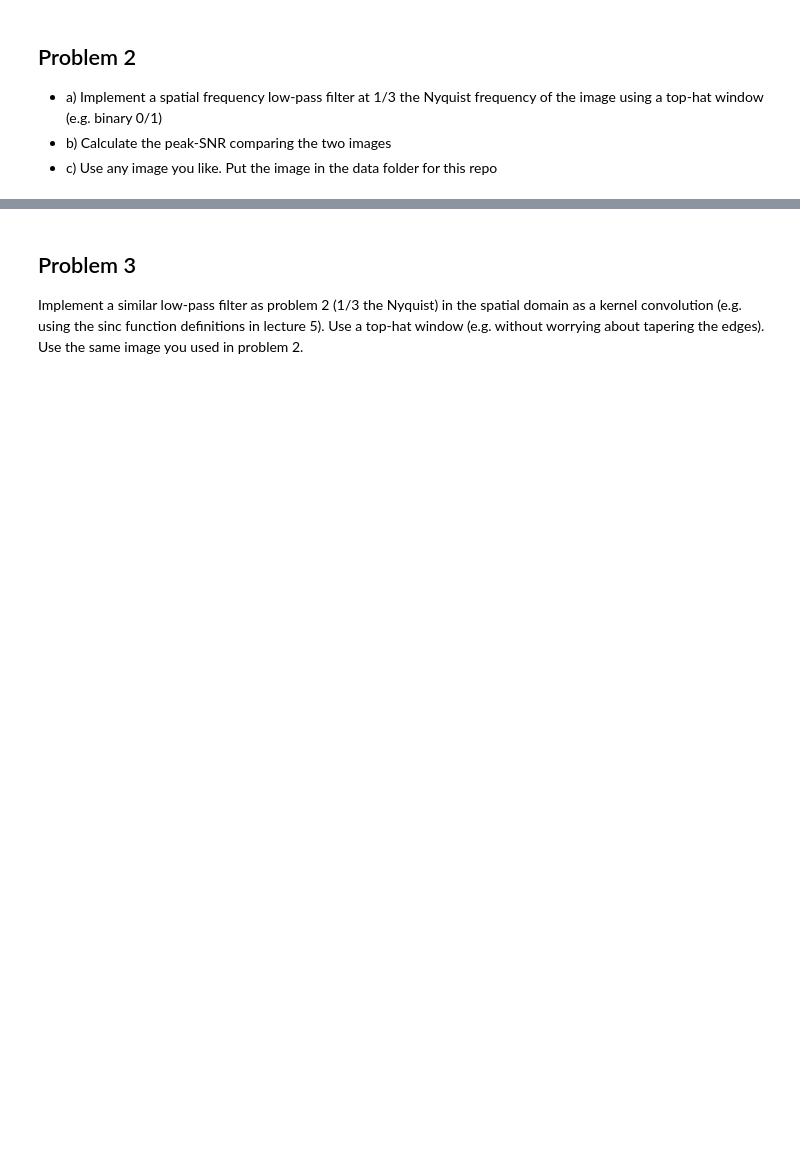
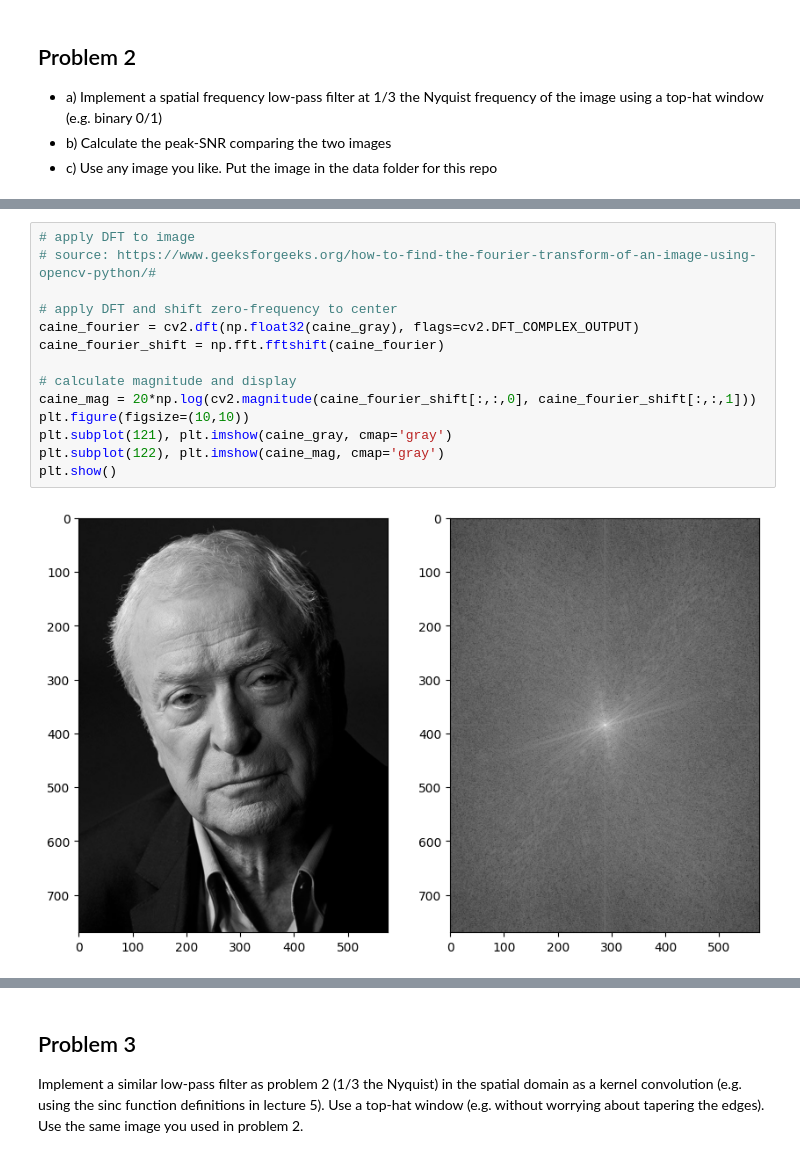
Before and after one commit to tdhorrell/Homework2, a Jupyter notebook: Homework2.ipynb, the cells around one changed output, grey strips where cells are left out. Drawn from its saved outputs; the diff is of its cells as text; blank space fills up the shorter version.

```diff
--- a/Homework2.ipynb
+++ b/Homework2.ipynb
@@ -21,0 +40,16 @@ def myfunction(required_inputs,optional_inputs='defaultvalue'):
+# %%
+# apply DFT to image
+# source: https://www.geeksforgeeks.org/how-to-find-the-fourier-transform-of-an-image-using-opencv-python/#
+
+# apply DFT and shift zero-frequency to center
+caine_fourier = cv2.dft(np.float32(caine_gray), flags=cv2.DFT_COMPLEX_OUTPUT)
+caine_fourier_shift = np.fft.fftshift(caine_fourier)
+
+# calculate magnitude and display
+caine_mag = 20*np.log(cv2.magnitude(caine_fourier_shift[:,:,0], caine_fourier_shift[:,:,1]))
+plt.figure(figsize=(10,10))
+plt.subplot(121), plt.imshow(caine_gray, cmap='gray')
+plt.subplot(122), plt.imshow(caine_mag, cmap='gray')
+plt.show()
+# %% [output]
+[figure, added]
```
Also changed, not shown: parts of 9 cells of this notebook, 1 other file.
